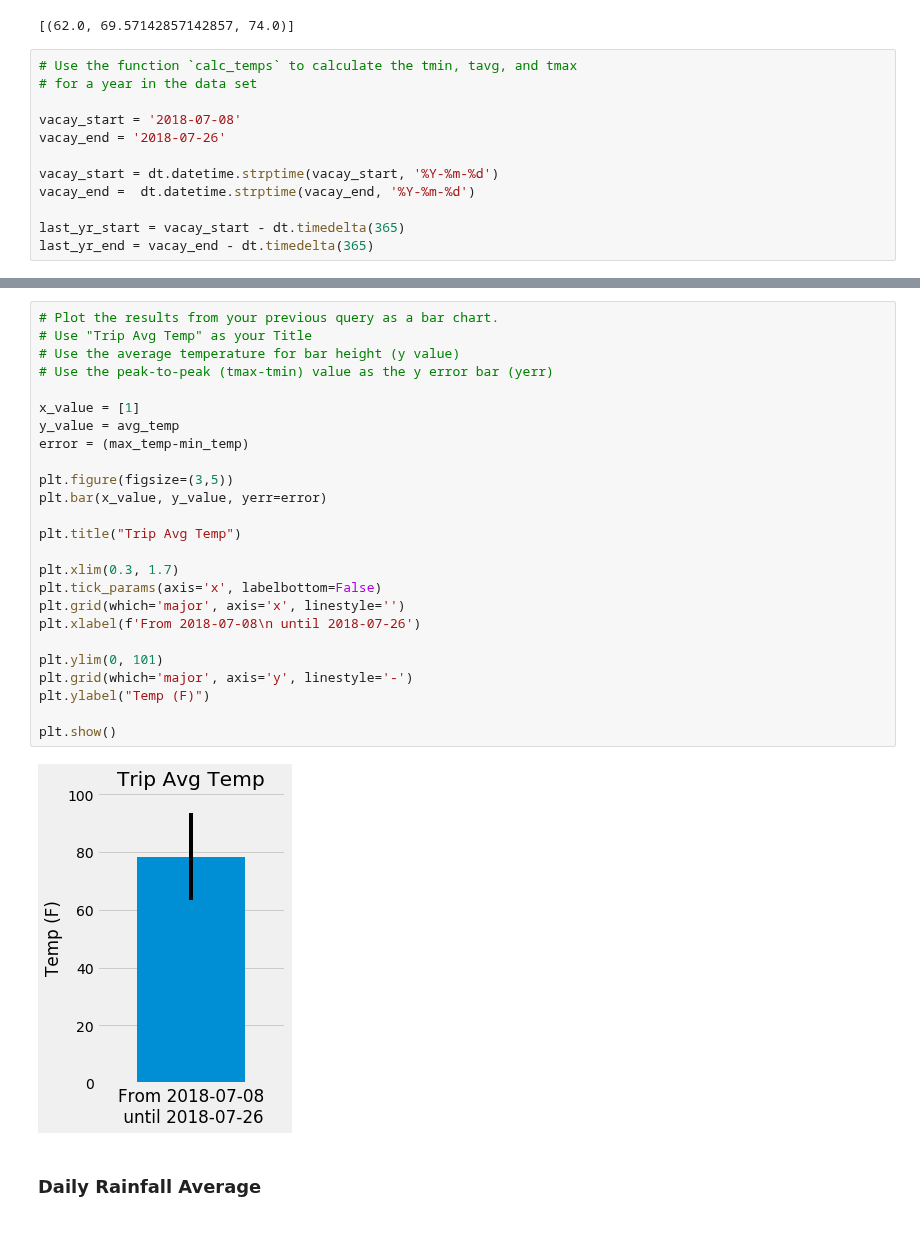
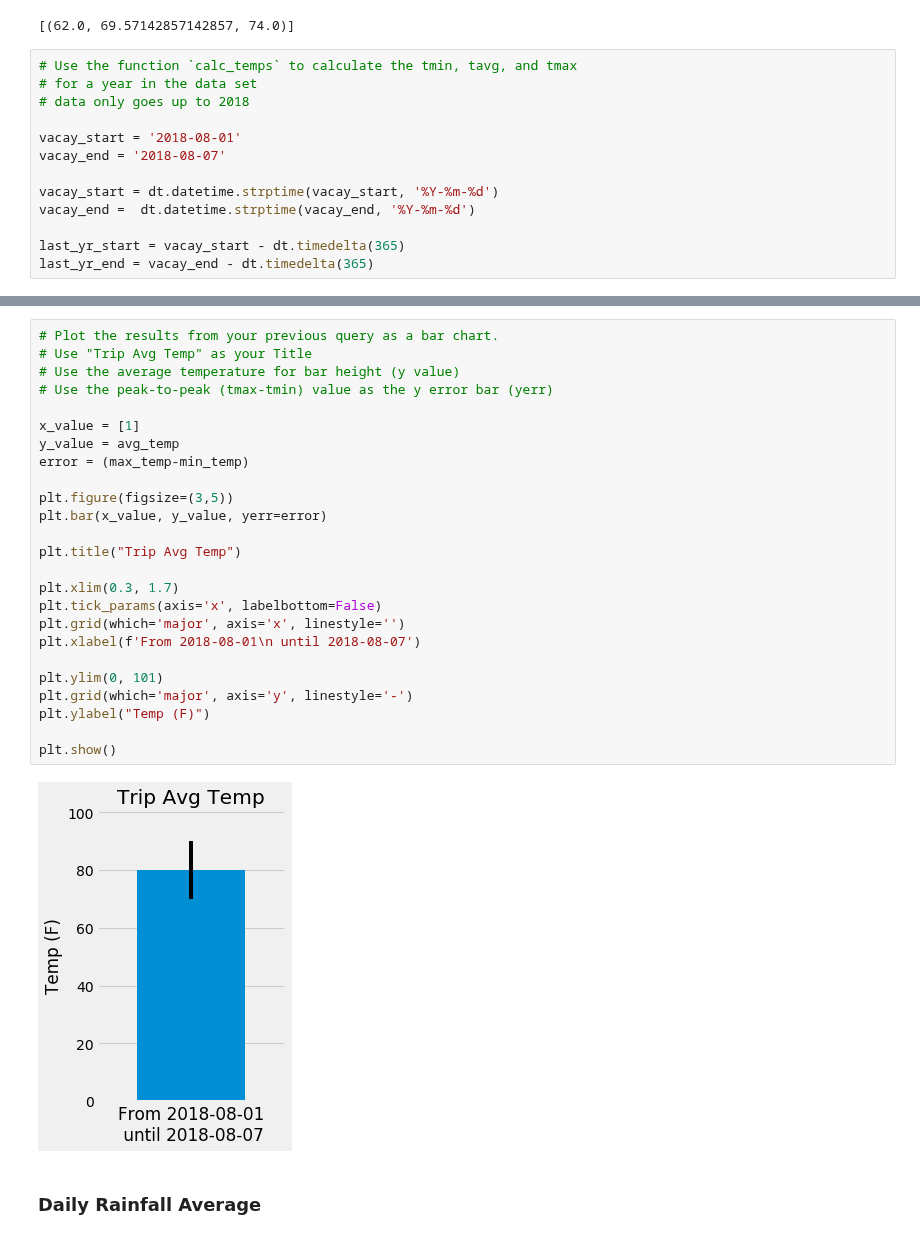
Before and after one commit to rfaylona/sqlalchemy-challenge, a Jupyter notebook: temp_analysis2.ipynb, the cells around one changed output, grey strips where cells are left out. Drawn from its saved outputs; the diff is of its cells as text.

```diff
--- a/temp_analysis2.ipynb
+++ b/temp_analysis2.ipynb
@@ -61,9 +61,10 @@ print(calc_temps('2012-02-28', '2012-03-05'))
 # %%
 # Use the function `calc_temps` to calculate the tmin, tavg, and tmax
 # for a year in the data set
+# data only goes up to 2018
 
-vacay_start = '2018-07-08'
-vacay_end = '2018-07-26'
+vacay_start = '2018-08-01'
+vacay_end = '2018-08-07'
 
 vacay_start = dt.datetime.strptime(vacay_start, '%Y-%m-%d')
 vacay_end =  dt.datetime.strptime(vacay_end, '%Y-%m-%d')
@@ -87,30 +88,30 @@ Max Temp: 84.0 F
 # %%
 # Plot the results from your previous query as a bar chart.
 # Use "Trip Avg Temp" as your Title
 # Use the average temperature for bar height (y value)
 # Use the peak-to-peak (tmax-tmin) value as the y error bar (yerr)
 
 x_value = [1]
 y_value = avg_temp
 error = (max_temp-min_temp)
 
 plt.figure(figsize=(3,5))
 plt.bar(x_value, y_value, yerr=error)
 
 plt.title("Trip Avg Temp")
 
 plt.xlim(0.3, 1.7)
 plt.tick_params(axis='x', labelbottom=False)
 plt.grid(which='major', axis='x', linestyle='')
-plt.xlabel(f'From 2018-07-08\n until 2018-07-26')
+plt.xlabel(f'From 2018-08-01\n until 2018-08-07')
 
 plt.ylim(0, 101)
 plt.grid(which='major', axis='y', linestyle='-')
 plt.ylabel("Temp (F)")
 
 plt.show()
 # %% [output]
-[figure, old version]
+[figure, new version]
 # %% [markdown]
 ### Daily Rainfall Average
 # %%
```
Also changed, not shown: parts of 5 cells of this notebook, 1 other file.
